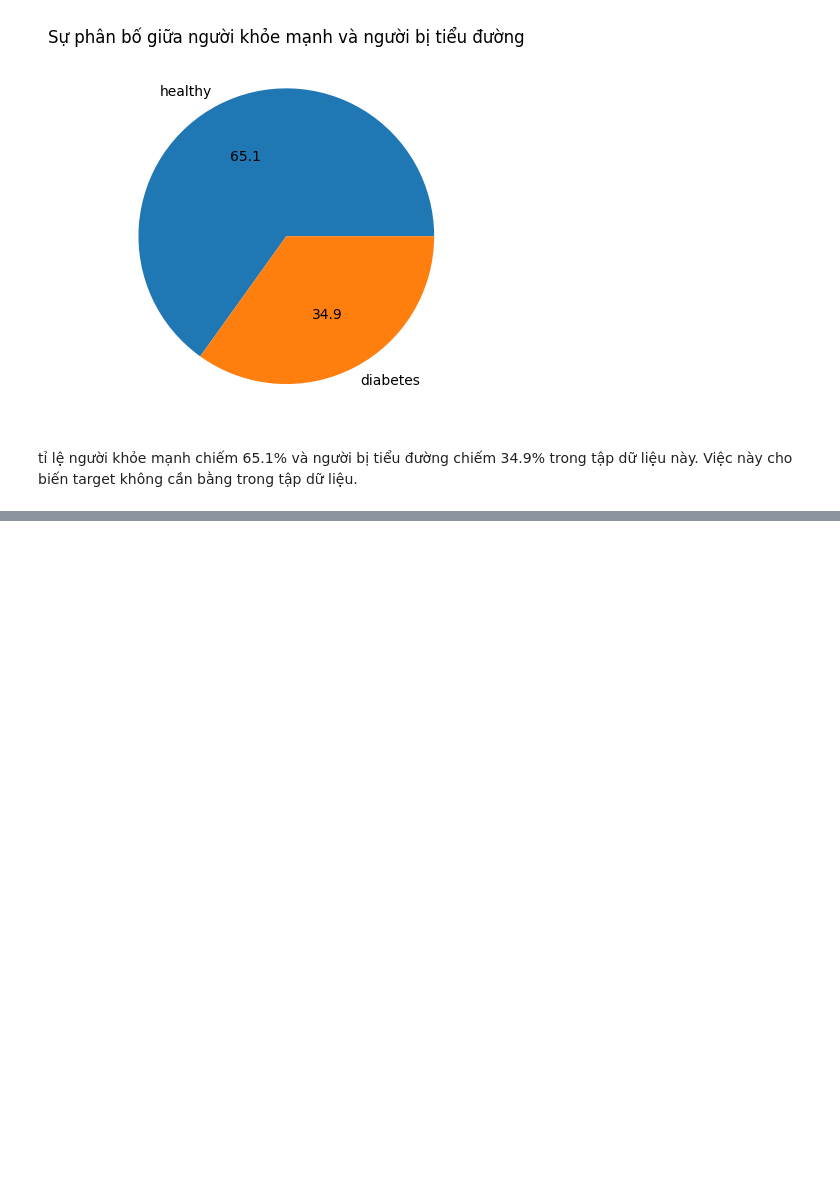
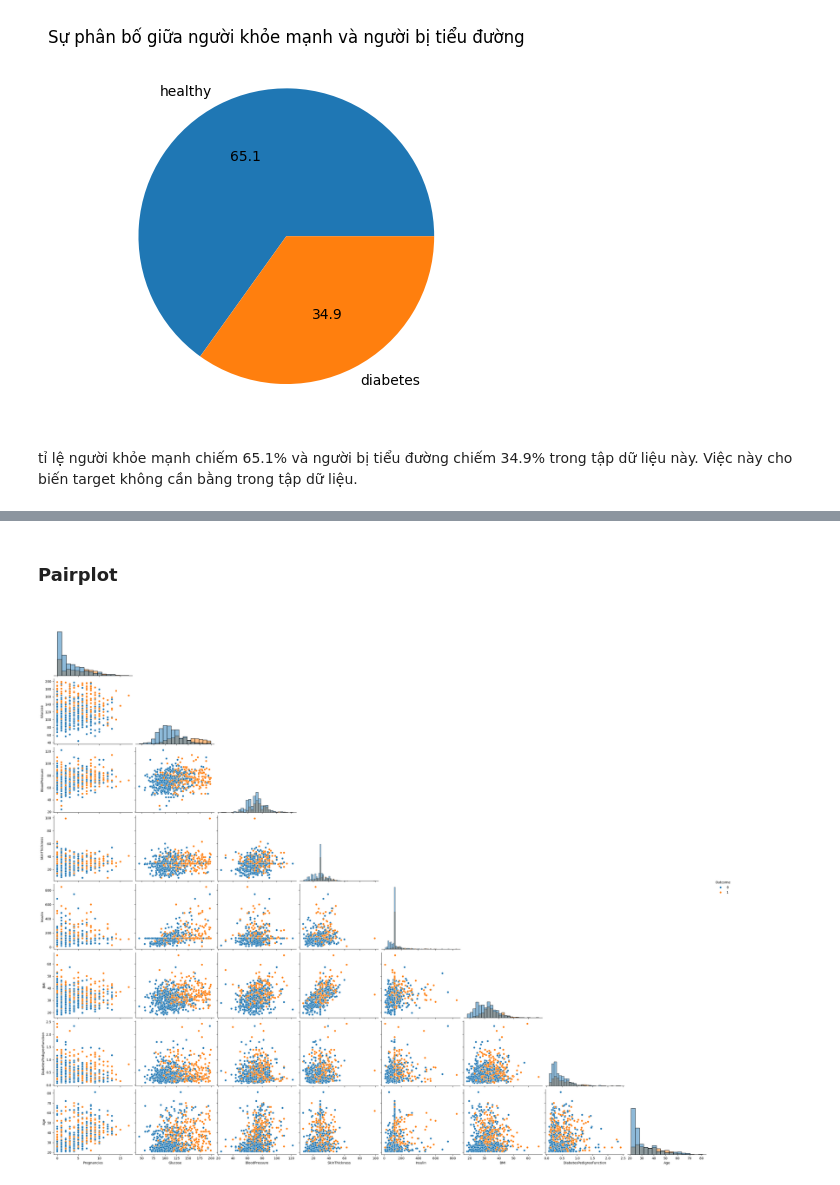
Before and after one commit to chauhaidang1307/SGU25-Basic-ML, a Jupyter notebook: buoi3/ws/demo-code/bai1_2_3/diabetes.ipynb, the cells around one changed output, grey strips where cells are left out. Cells and saved outputs as stored; diff of their text form; code cells hidden in the pictures; blank space fills up the shorter version.

```diff
--- a/buoi3/ws/demo-code/bai1_2_3/diabetes.ipynb
+++ b/buoi3/ws/demo-code/bai1_2_3/diabetes.ipynb
@@ -76,0 +97,6 @@ tỉ lệ người khỏe mạnh chiếm 65.1% và người bị tiểu đườn
+# %% [markdown]
+### Pairplot
+# %%
+sns.pairplot(df, diag_kind = "hist", hue = "Outcome", height = 3, aspect = 1.2, corner = True);
+# %% [output]
+[figure, added]
```
Also changed, not shown: parts of 7 cells of this notebook.
